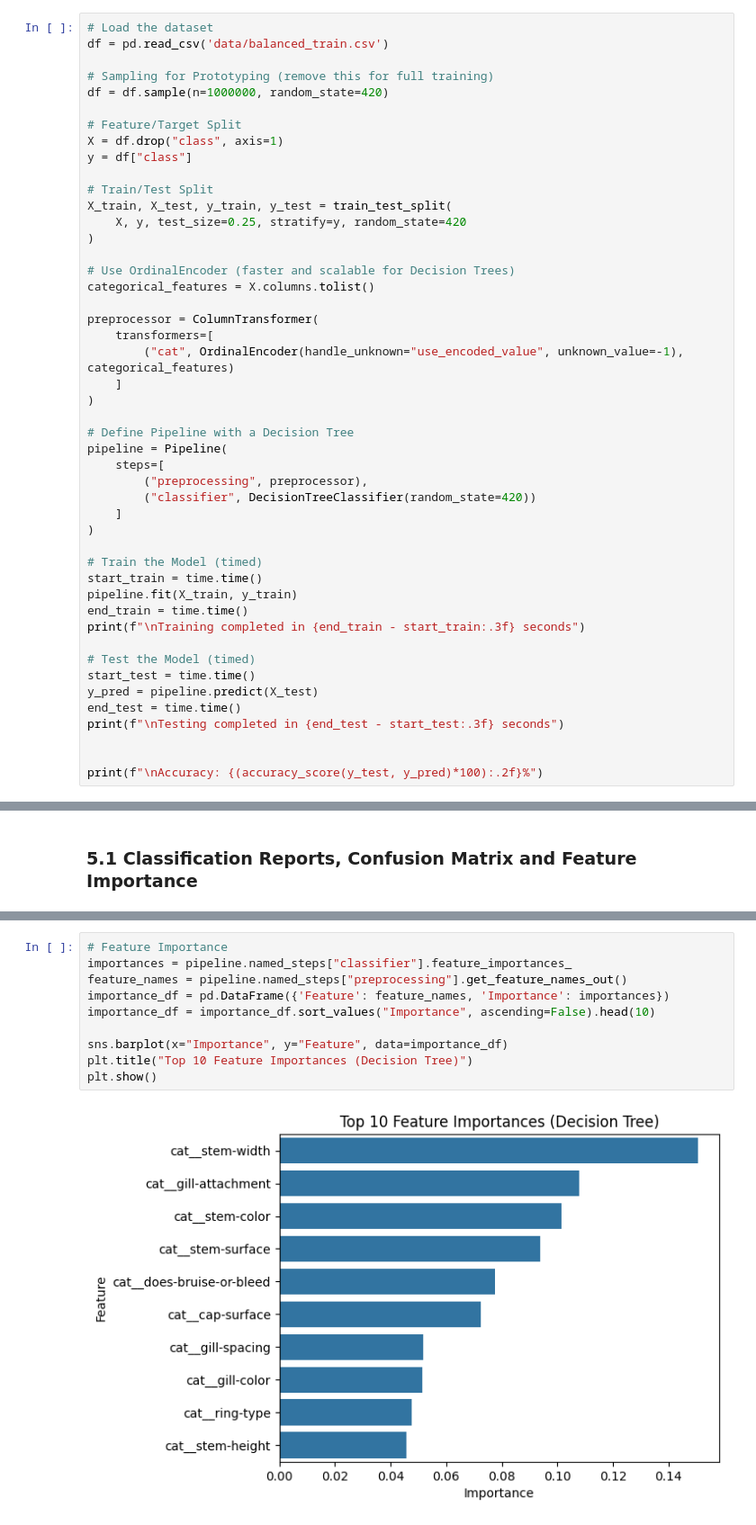
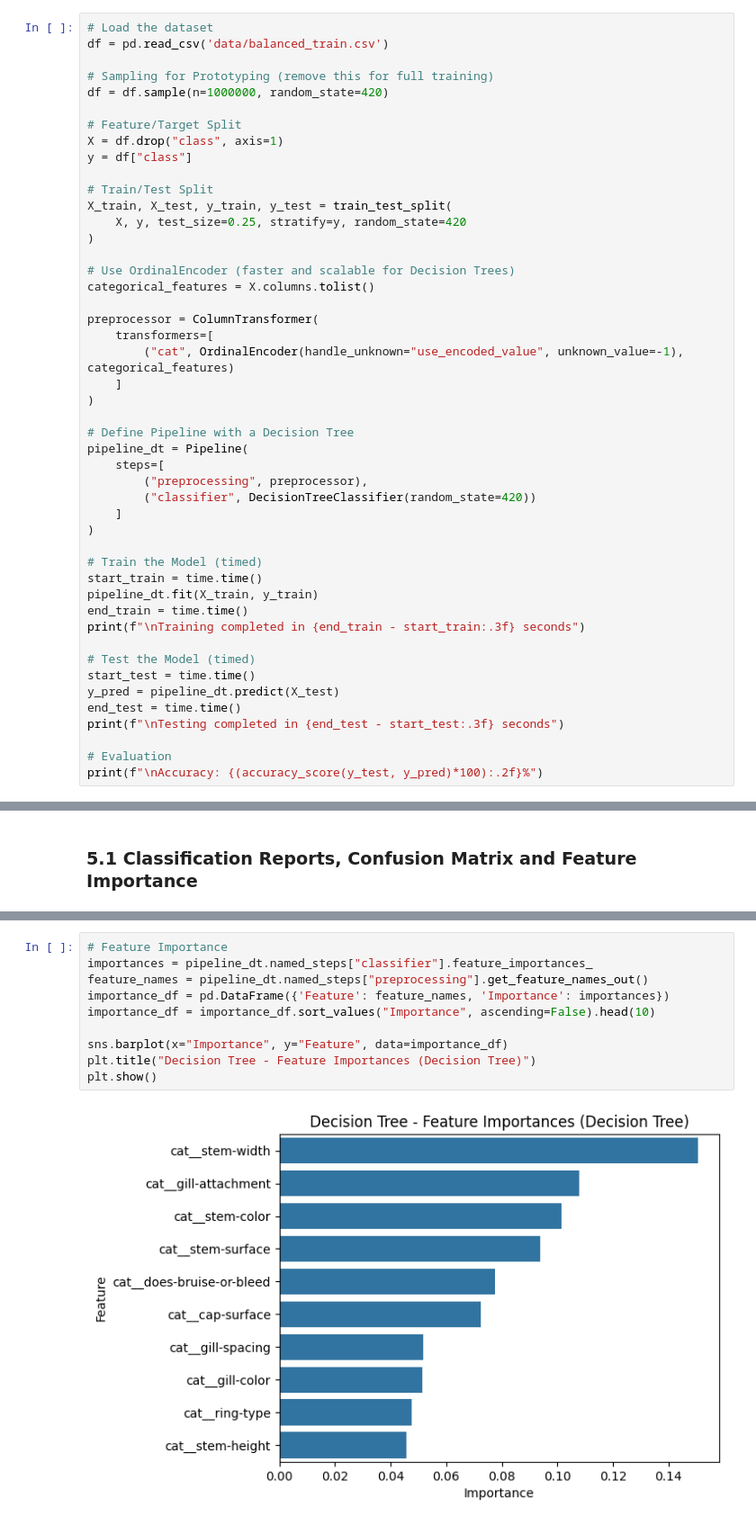
Before and after one commit to rodeso/iart.mushroom, a Jupyter notebook: supervised-learning.ipynb, the cells around one changed output, grey strips where cells are left out. Shown: that part at 90% size. Saved outputs shown, nothing was run; the diff lists cells and outputs as text.

```diff
--- a/supervised-learning.ipynb
+++ b/supervised-learning.ipynb
@@ -57,7 +57,7 @@ preprocessor = ColumnTransformer(
 )
 
 # Define Pipeline with a Decision Tree
-pipeline = Pipeline(
+pipeline_dt = Pipeline(
     steps=[
         ("preprocessing", preprocessor),
         ("classifier", DecisionTreeClassifier(random_state=420))
@@ -66,16 +66,16 @@ pipeline = Pipeline(
 
 # Train the Model (timed)
 start_train = time.time()
-pipeline.fit(X_train, y_train)
+pipeline_dt.fit(X_train, y_train)
 end_train = time.time()
 print(f"\nTraining completed in {end_train - start_train:.3f} seconds")
 
 # Test the Model (timed)
 start_test = time.time()
-y_pred = pipeline.predict(X_test)
+y_pred = pipeline_dt.predict(X_test)
 end_test = time.time()
 print(f"\nTesting completed in {end_test - start_test:.3f} seconds")
 
-
+# Evaluation
 print(f"\nAccuracy: {(accuracy_score(y_test, y_pred)*100):.2f}%")
 # %% [output]
@@ -124,12 +124,12 @@ plt.show()
 # %%
 # Feature Importance
-importances = pipeline.named_steps["classifier"].feature_importances_
-feature_names = pipeline.named_steps["preprocessing"].get_feature_names_out()
+importances = pipeline_dt.named_steps["classifier"].feature_importances_
+feature_names = pipeline_dt.named_steps["preprocessing"].get_feature_names_out()
 importance_df = pd.DataFrame({'Feature': feature_names, 'Importance': importances})
 importance_df = importance_df.sort_values("Importance", ascending=False).head(10)
 
 sns.barplot(x="Importance", y="Feature", data=importance_df)
-plt.title("Top 10 Feature Importances (Decision Tree)")
+plt.title("Decision Tree - Feature Importances (Decision Tree)")
 plt.show()
 # %% [output]
-[figure, old version]
+[figure, new version]
```
Also changed, not shown: parts of 12 cells of this notebook, 3 other files.
